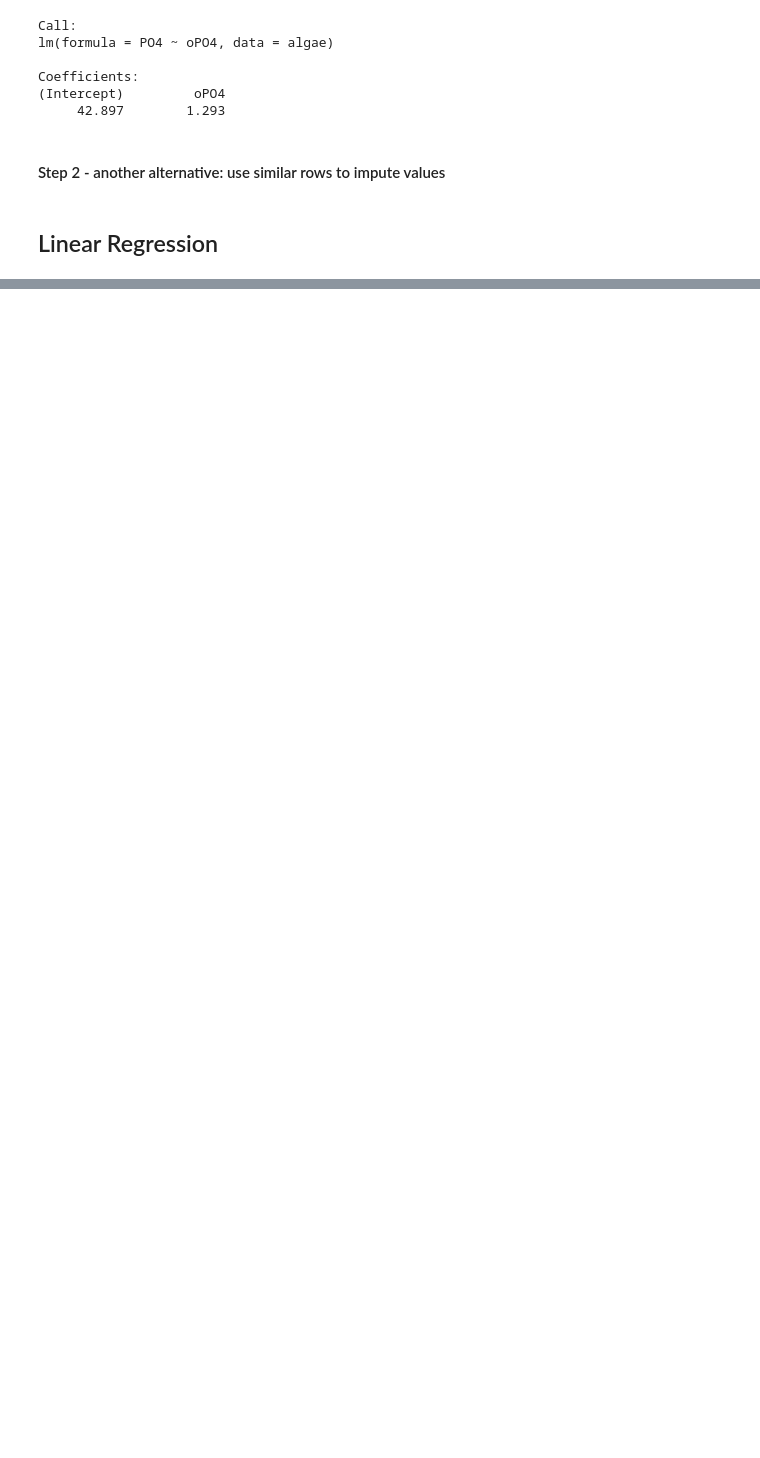
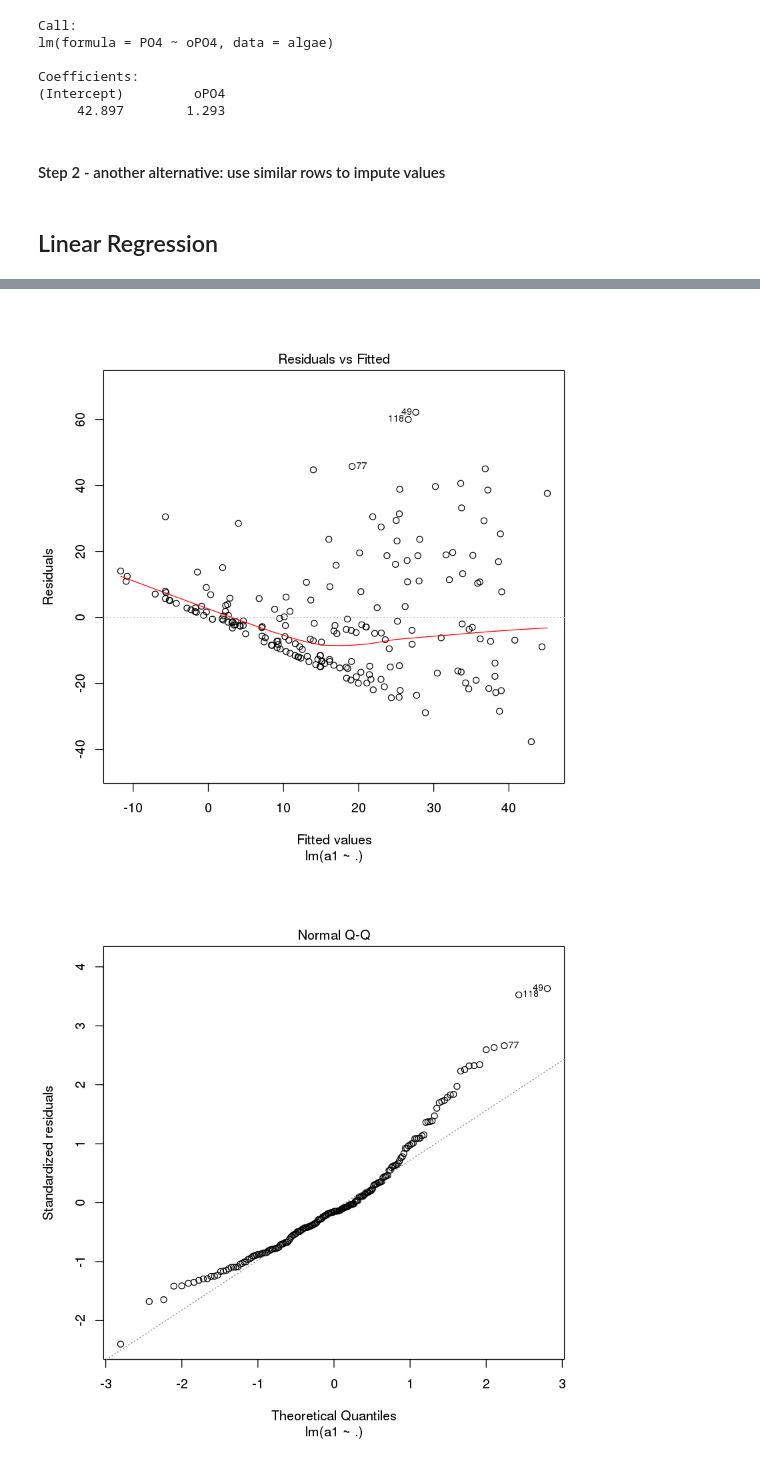
Before and after one commit to skeydan/data-mining-with-R, a Jupyter notebook: DMwR_algae.ipynb, the cells around one changed output, grey strips where cells are left out. Drawn from its saved outputs; the diff is of its cells as text; code cells hidden in the pictures; blank space fills up the shorter version.

```diff
--- a/DMwR_algae.ipynb
+++ b/DMwR_algae.ipynb
@@ -360,0 +399,4 @@ clean.algae <- knnImputation(algae, k = 10)
+# %%
+# Notice factors get binarized automatically
+lm.a1 <- lm(a1 ~ .,data=clean.algae[,1:12])
+lm.a1
@@ -360,0 +449,5 @@ clean.algae <- knnImputation(algae, k = 10)
+# %%
+plot(lm.a1)
+# %% [output]
+[figure, added]
+[figure, added]
```
Also changed, not shown: parts of 50 cells of this notebook.
